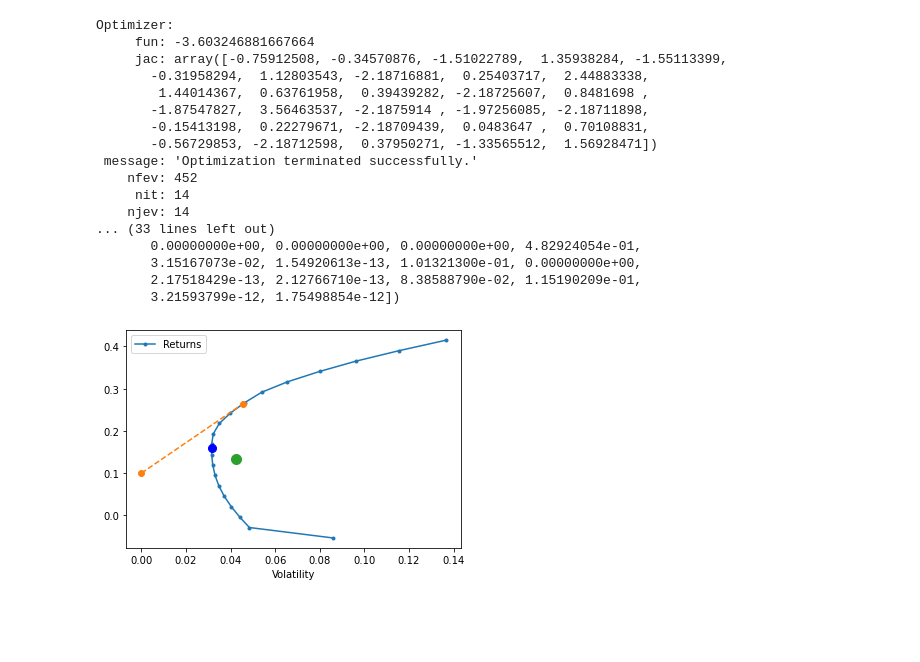
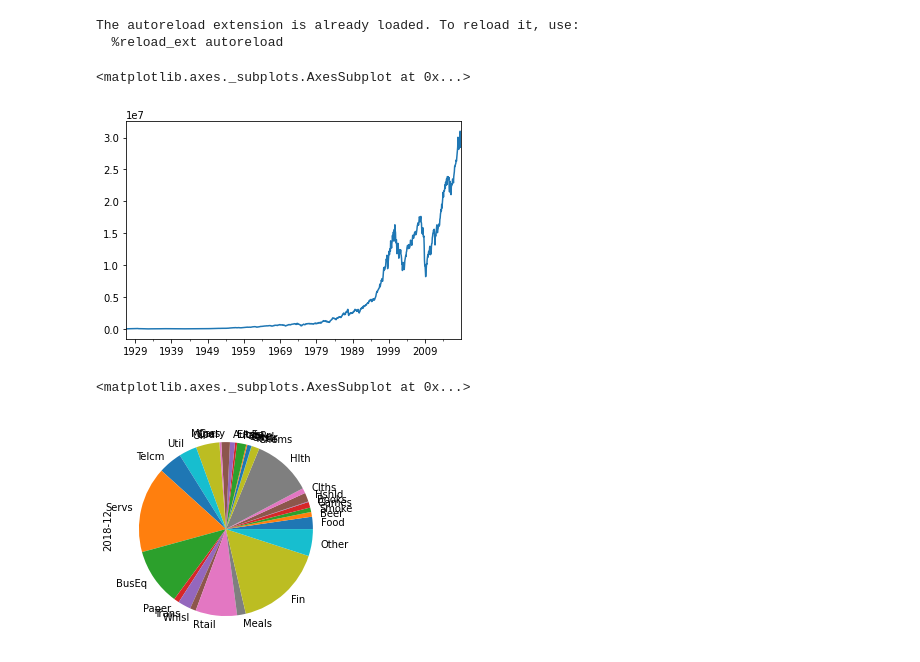
Before and after one commit to Van-Vu/portforlio-construction, a Jupyter notebook: 1-Introduction/Week 3/Lab 1 - Limits of Diversification.ipynb, the cells around one changed output. Cells and saved outputs as stored; diff of their text form; code cells hidden in the pictures; blank space fills up the shorter version.

```diff
--- a/1-Introduction/Week 3/Lab 1 - Limits of Diversification.ipynb
+++ b/1-Introduction/Week 3/Lab 1 - Limits of Diversification.ipynb
@@ -32,21 +1,28 @@ array([0.75040363, 0.24959637])
-# %%
-lib.portfolio_frontier_n_with_msr(riskfree_rate, 20, history_return, cov, show_ew= True, show_gmv=True)
-# %% [output]
-Optimizer:
-     fun: -3.603246881667664
-     jac: array([-0.75912508, -0.34570876, -1.51022789,  1.35938284, -1.55113399,
-       -0.31958294,  1.12803543, -2.18716881,  0.25403717,  2.44883338,
-        1.44014367,  0.63761958,  0.39439282, -2.18725607,  0.8481698 ,
-       -1.87547827,  3.56463537, -2.1875914 , -1.97256085, -2.18711898,
-       -0.15413198,  0.22279671, -2.18709439,  0.0483647 ,  0.70108831,
-       -0.56729853, -2.18712598,  0.37950271, -1.33565512,  1.56928471])
- message: 'Optimization terminated successfully.'
-    nfev: 452
-     nit: 14
-    njev: 14
-... (33 lines left out)
-       0.00000000e+00, 0.00000000e+00, 0.00000000e+00, 4.82924054e-01,
-       3.15167073e-02, 1.54920613e-13, 1.01321300e-01, 0.00000000e+00,
-       2.17518429e-13, 2.12766710e-13, 8.38588790e-02, 1.15190209e-01,
-       3.21593799e-12, 1.75498854e-12])
-[figure, removed]
+# %%
+%load_ext autoreload
+%autoreload 2
+import numpy as np
+import pandas as pd
+import mylib as lib
+pd.set_option('display.float_format', lambda x: '%.3f' % x)
+# %% [output]
+The autoreload extension is already loaded. To reload it, use:
+  %reload_ext autoreload
+# %%
+returns = lib.readcsv('data\ind30_m_vw_rets.csv')
+returns.columns = returns.columns.str.strip()
+
+size = lib.readcsv('data\ind30_m_size.csv', percentage = False)
+size.columns = size.columns.str.strip()
+
+firms = lib.readcsv('data\ind30_m_nfirms.csv', percentage = False)
+firms.columns = firms.columns.str.strip()
+# %%
+marketsize_by_industry = size * firms
+# %%
+total_marketsize = marketsize_by_industry.sum(axis="columns")
+# %%
+total_marketsize.plot()
+# %% [output]
+<matplotlib.axes._subplots.AxesSubplot at 0x...>
+[figure, added]
@@ -52,0 +31,6 @@ Optimizer:
+# %%
+n = capweight_by_industry.shape[0]
+capweight_by_industry.iloc[n-1].plot.pie()
+# %% [output]
+<matplotlib.axes._subplots.AxesSubplot at 0x...>
+[figure, added]
```
Also changed, not shown: parts of 18 cells of this notebook, 1 other file.
